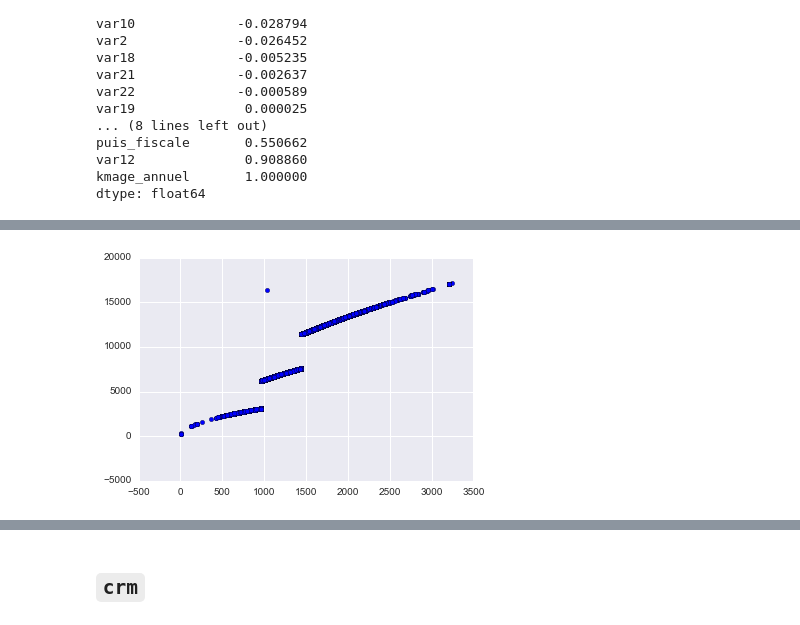
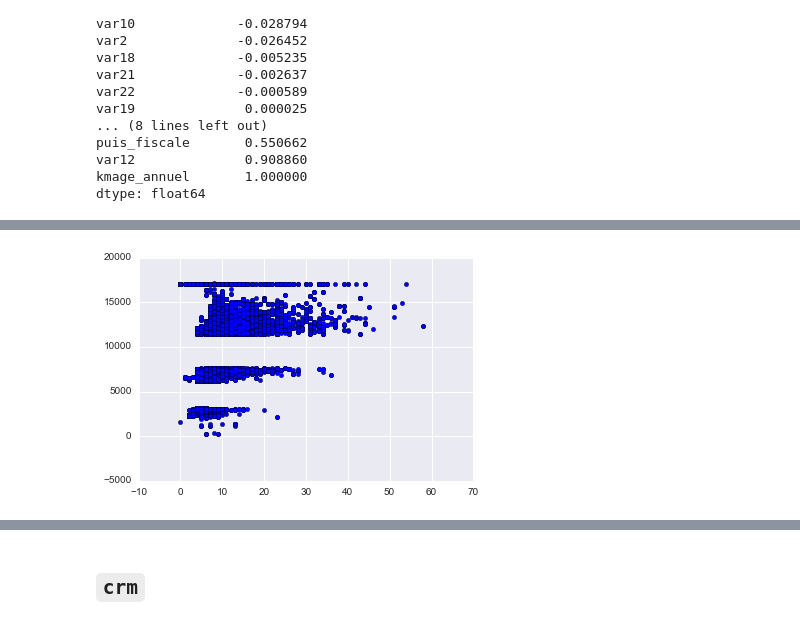
Before and after one commit to demidovakatya/competitions, a Jupyter notebook: eda_correlations.ipynb, the cells around one changed output, grey strips where cells are left out. Cells and saved outputs as stored; diff of their text form; code cells hidden in the pictures.

```diff
--- a/eda_correlations.ipynb
+++ b/eda_correlations.ipynb
@@ -207,4 +257,4 @@ dtype: float64
 # %%
-plt.scatter(df.var12, df.kmage_annuel);
+plt.scatter(df.puis_fiscale, df.kmage_annuel);
 # %% [output]
-[figure, old version]
+[figure, new version]
```
Also changed, not shown: parts of 37 cells of this notebook.
